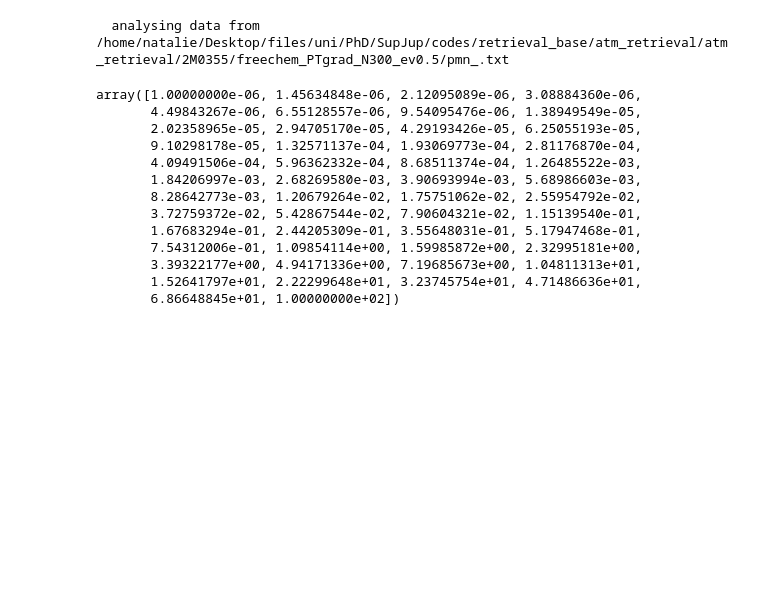
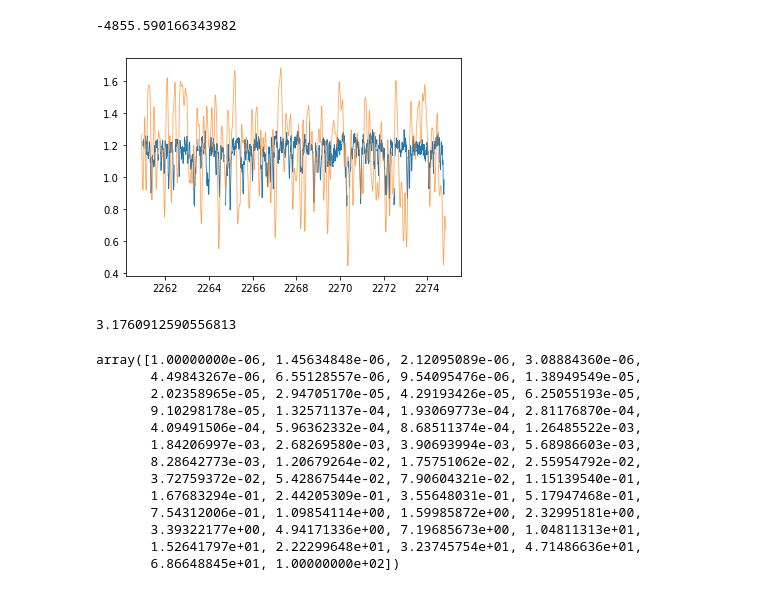
Before and after one commit to NatalieGrasser/atm_retrieval, a Jupyter notebook: atm_retrieval/debugging.ipynb, the cells around one changed output. Drawn from its saved outputs; the diff is of its cells as text; code cells hidden in the pictures; blank space fills up the shorter version.

Commit message:
update figures, table output

```diff
--- a/atm_retrieval/debugging.ipynb
+++ b/atm_retrieval/debugging.ipynb
@@ -78,35 +78,41 @@ def init_retrieval(brown_dwarf='2M0355',PT_type='PTgrad',chem='freechem',
         cloud_props={'fsed': ([0,20], r'$f_\mathrm{sed}$'), # sedimentation parameter for particles
                     'sigma_lnorm': ([0.8,1.5], r'$\sigma_{l,norm}$'), # width of the log-normal particle distribution
                     'log_Kzz':([5,15],r'log $K_{zz}$')} # eddy diffusion parameter (atmospheric mixing)
         free_params.update(cloud_props)
 
     if GP==True: # add uncertainty scaling
         GP_params={'log_a': ([-1,1], r'$\log\ a$'), # one is enough, will be multipled with order/det error
                 'log_l': ([-3,0], r'$\log\ l$')}
         free_params.update(GP_params)
 
     free_params.update(chemistry)
     parameters = Parameters(free_params, constant_params)
     cube = np.random.rand(parameters.n_params)
     parameters(cube)
 
     retrieval=Retrieval(target=brown_dwarf,parameters=parameters,
                     output_name=output,chemistry=chem,PT_type=PT_type)
     return retrieval
 
 #retrieval=init_retrieval(brown_dwarf='2M1425',PT_type='PTgrad',chem='freechem',Nlive=300,tol=0.5)
 retrieval=init_retrieval(brown_dwarf='2M0355',PT_type='PTgrad',chem='freechem',Nlive=300,tol=0.5)
 #retrieval.PMN_lnL()
 #only_params=['rv','vsini','log_g','T0','log_H2O','log_12CO','log_13CO','log_HF','log_H2(18)O','log_H2S']
 #retrieval.evaluate(only_params=only_params,split_corner=False)
-retrieval.evaluate(makefigs=False)
+#retrieval.evaluate(makefigs=False)
 
 #retrieval2=init_retrieval(brown_dwarf='2M0355',PT_type='PTgrad',chem='equchem',Nlive=50,tol=10.0)
 
 #retrieval2.evaluate(makefigs=False)
 #figs.VMR_plot(retrieval,retrieval_object2=retrieval2)
 # %% [output]
-  analysing data from /home/natalie/Desktop/files/uni/PhD/SupJup/codes/retrieval_base/atm_retrieval/atm_retrieval/2M0355/freechem_PTgrad_N300_ev0.5/pmn_.txt
+-4855.590166343982
+[figure, added]
+# %%
+import numpy as np
+np.log10(1500)
+# %% [output]
+3.1760912590556813
 # %%
 import figures as figs
 figs.VMR_plot(retrieval)
```
Also changed, not shown: parts of 14 cells of this notebook, 5 other files.
